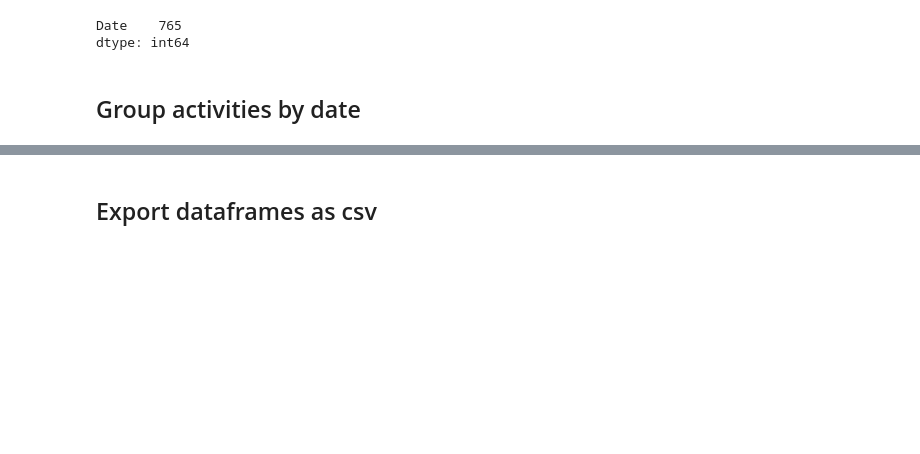
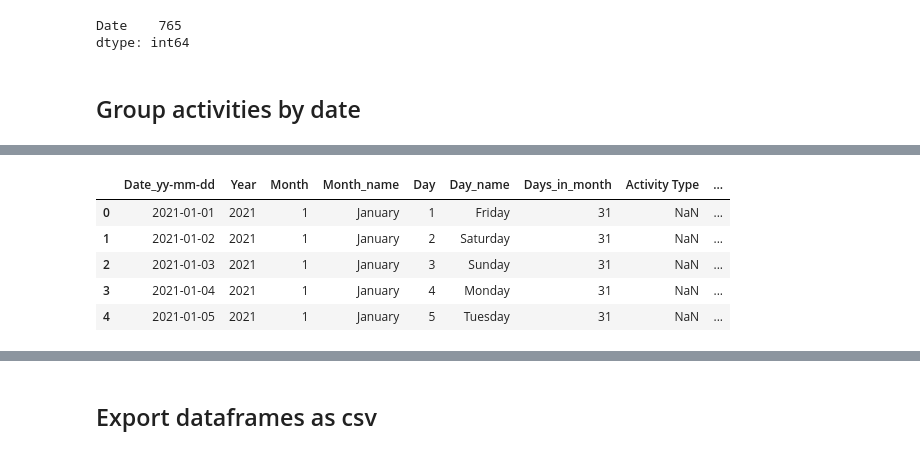
Before and after one commit to DerrickDDInAI/coding-art, a Jupyter notebook: core/models_3d/data_visualization/sports/all_activities/explore&preprocess_garmin_data.ipynb, the cells around one changed output, grey strips where cells are left out. Drawn from its saved outputs; the diff is of its cells as text; code cells hidden in the pictures; blank space fills up the shorter version.

```diff
--- a/core/models_3d/data_visualization/sports/all_activities/explore&preprocess_garmin_data.ipynb
+++ b/core/models_3d/data_visualization/sports/all_activities/explore&preprocess_garmin_data.ipynb
@@ -318,0 +312,20 @@ everyday_grouped_df.head(20)
+# %%
+# # get number of days per month and year
+# nb_days_per_month_df = everyday_grouped_df[["Year", "Month", "Day"]].groupby(["Year", "Month"]).nunique()
+
+# get number of activities per day
+nb_activities_per_day = everyday_grouped_df[["Date_yy-mm-dd"]].value_counts(sort=False)
+nb_activities_per_day = nb_activities_per_day.reset_index().rename(columns={0:"Total_nb_activities_per_day"})
+
+# everyday_grouped_df[["Year", "Month", "Day"]].groupby(["Year", "Month"]).agg(["nunique", "count"])
+
+# add number of activities per day to dataframe
+everyday_grouped_df = pd.merge(everyday_grouped_df, nb_activities_per_day, how="left", on="Date_yy-mm-dd")
+everyday_grouped_df.head()
+# %% [output]
+|  | Date_yy-mm-dd | Year | Month | Month_name | Day | Day_name | Days_in_month | Activity Type | ... |
+| 0 | 2021-01-01 | 2021 | 1 | January | 1 | Friday | 31 | NaN | ... |
+| 1 | 2021-01-02 | 2021 | 1 | January | 2 | Saturday | 31 | NaN | ... |
+| 2 | 2021-01-03 | 2021 | 1 | January | 3 | Sunday | 31 | NaN | ... |
+| 3 | 2021-01-04 | 2021 | 1 | January | 4 | Monday | 31 | NaN | ... |
+| 4 | 2021-01-05 | 2021 | 1 | January | 5 | Tuesday | 31 | NaN | ... |
```
Also changed, not shown: parts of 19 cells of this notebook.
